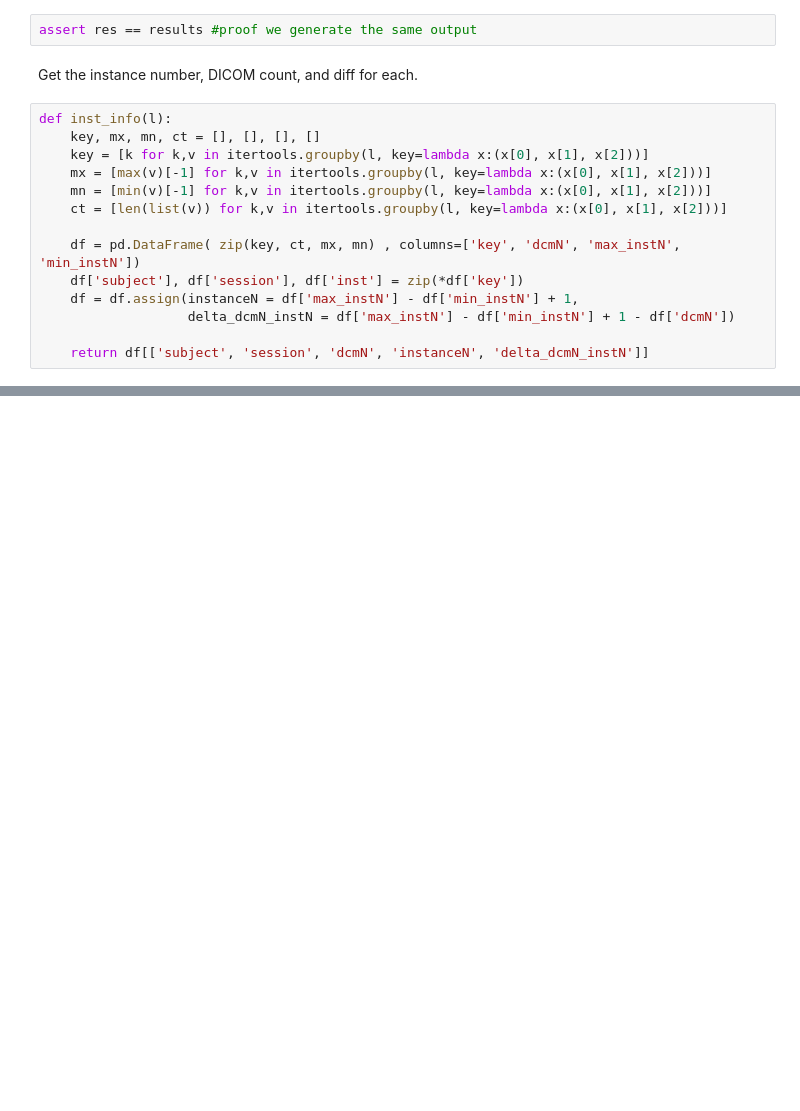
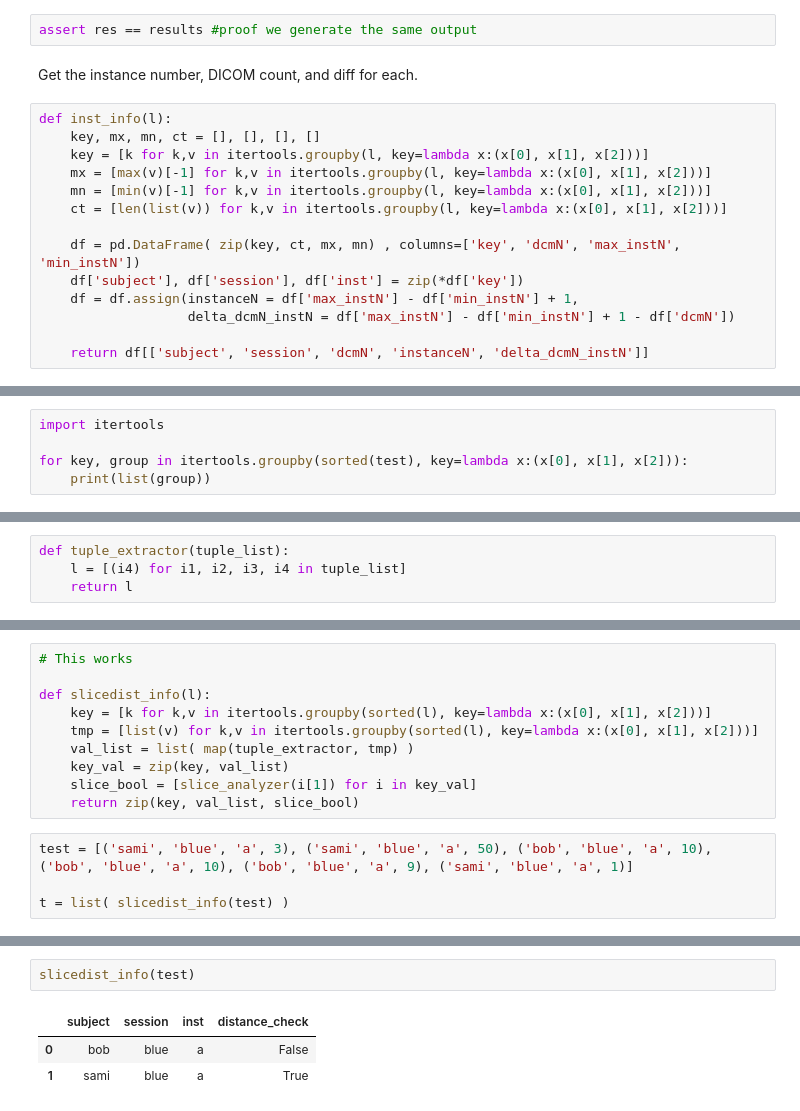
Before and after one commit to MASILab/mirQAt, a Jupyter notebook: speedup.ipynb, the cells around one changed output, grey strips where cells are left out. Drawn from its saved outputs; the diff is of its cells as text; blank space fills up the shorter version.

```diff
--- a/speedup.ipynb
+++ b/speedup.ipynb
@@ -82,0 +394,5 @@ inst_info(res)
+# %%
+import itertools
+
+for key, group in itertools.groupby(sorted(test), key=lambda x:(x[0], x[1], x[2])):
+    print(list(group))
@@ -82,0 +421,4 @@ inst_info(res)
+# %%
+def tuple_extractor(tuple_list):
+    l = [(i4) for i1, i2, i3, i4 in tuple_list]
+    return l
@@ -82,0 +435,14 @@ inst_info(res)
+# %%
+# This works
+
+def slicedist_info(l):
+    key = [k for k,v in itertools.groupby(sorted(l), key=lambda x:(x[0], x[1], x[2]))]
+    tmp = [list(v) for k,v in itertools.groupby(sorted(l), key=lambda x:(x[0], x[1], x[2]))]
+    val_list = list( map(tuple_extractor, tmp) )
+    key_val = zip(key, val_list)
+    slice_bool = [slice_analyzer(i[1]) for i in key_val]
+    return zip(key, val_list, slice_bool)
+# %%
+test = [('sami', 'blue', 'a', 3), ('sami', 'blue', 'a', 50), ('bob', 'blue', 'a', 10), ('bob', 'blue', 'a', 10), ('bob', 'blue', 'a', 9), ('sami', 'blue', 'a', 1)]
+
+t = list( slicedist_info(test) )
@@ -82,0 +531,6 @@ inst_info(res)
+# %%
+slicedist_info(test)
+# %% [output]
+|  | subject | session | inst | distance_check |
+| 0 | bob | blue | a | False |
+| 1 | sami | blue | a | True |
```
Also changed, not shown: parts of 55 cells of this notebook, 2 other files.
